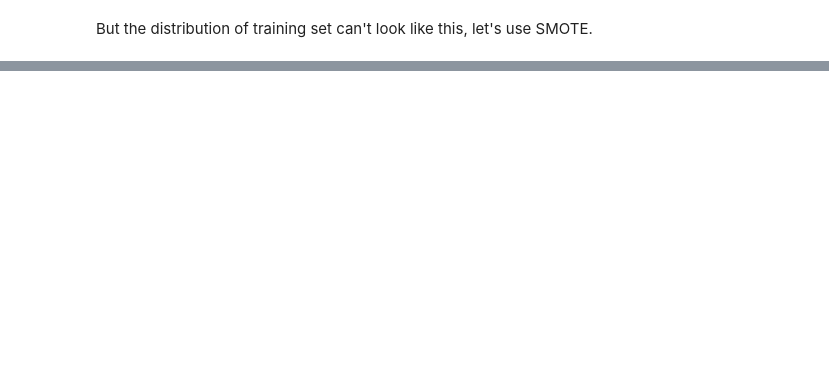
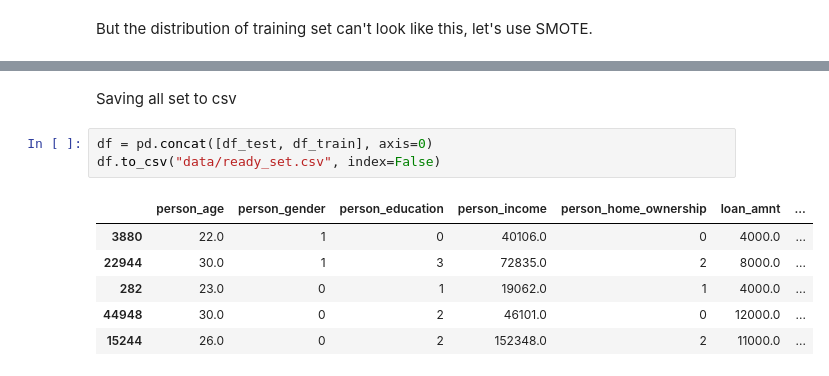
Before and after one commit to Sebastian-Wosek/loan-approval, a Jupyter notebook: 4_balancing_dataset.ipynb, the cells around one changed output, grey strips where cells are left out. Cells and saved outputs as stored; diff of their text form; blank space fills up the shorter version.

```diff
--- a/4_balancing_dataset.ipynb
+++ b/4_balancing_dataset.ipynb
@@ -81,0 +103,12 @@ df_test.to_csv("data/train_set.csv")
+# %% [markdown]
+Saving all set to csv
+# %%
+df = pd.concat([df_test, df_train], axis=0)
+df.to_csv("data/ready_set.csv", index=False)
+# %% [output]
+|  | person_age | person_gender | person_education | person_income | person_home_ownership | loan_amnt | ... |
+| 3880 | 22.0 | 1 | 0 | 40106.0 | 0 | 4000.0 | ... |
+| 22944 | 30.0 | 1 | 3 | 72835.0 | 2 | 8000.0 | ... |
+| 282 | 23.0 | 0 | 1 | 19062.0 | 1 | 4000.0 | ... |
+| 44948 | 30.0 | 0 | 2 | 46101.0 | 0 | 12000.0 | ... |
+| 15244 | 26.0 | 0 | 2 | 152348.0 | 2 | 11000.0 | ... |
```
Also changed, not shown: parts of 5 cells of this notebook, 3 other files.
